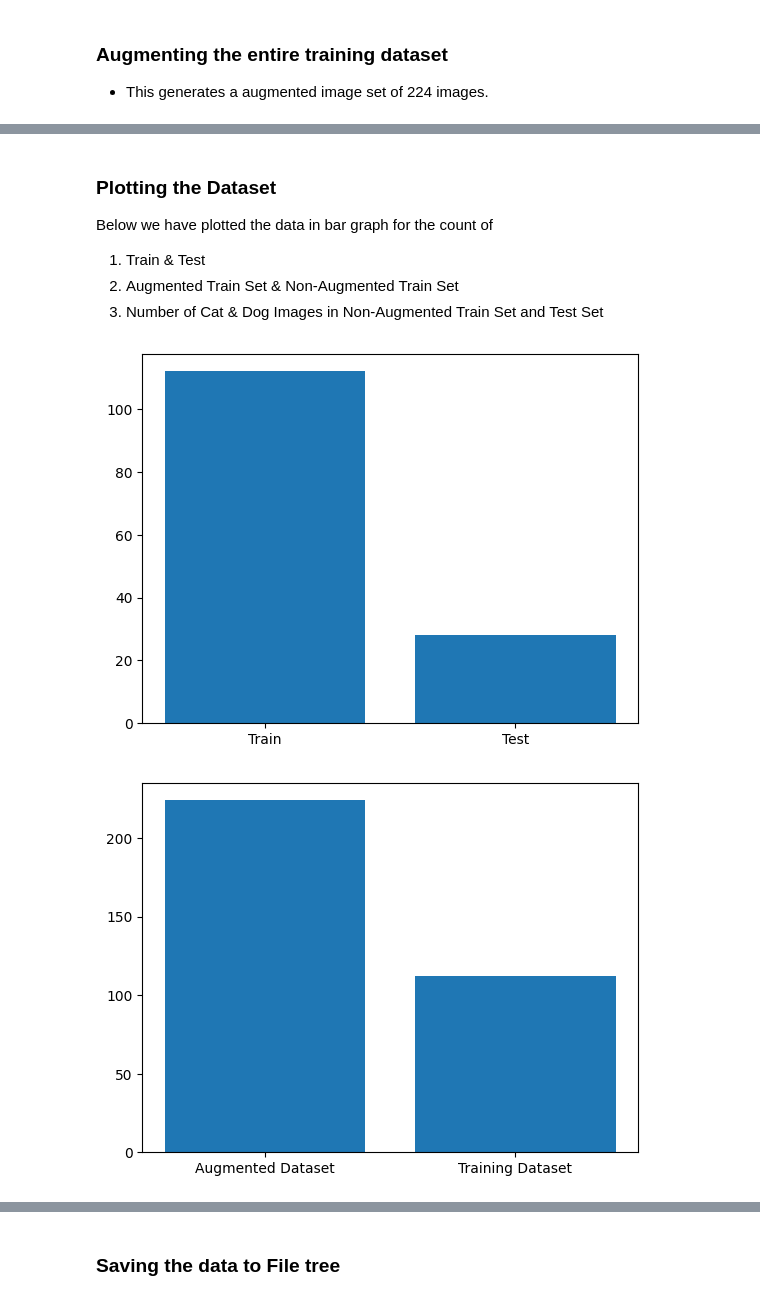
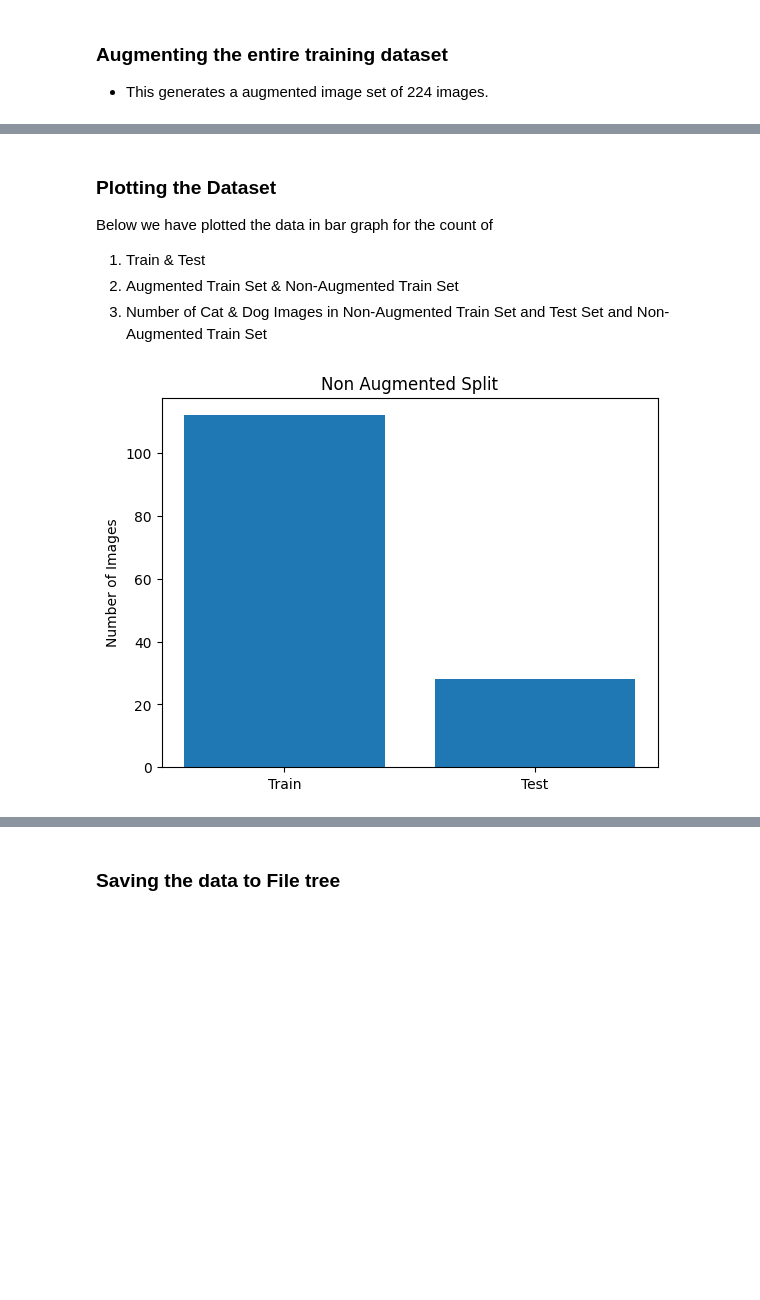
Before and after one commit to VivekRaj2708/Lab5_CS203, a Jupyter notebook: Lab_5_(STT_For_AI).ipynb, the cells around one changed output, grey strips where cells are left out. Drawn from its saved outputs; the diff is of its cells as text; code cells hidden in the pictures; blank space fills up the shorter version.

```diff
--- a/Lab_5_(STT_For_AI).ipynb
+++ b/Lab_5_(STT_For_AI).ipynb
@@ -219,18 +224,13 @@ Image 2: Resize -> Rotation -> Shuffle -> Done
 Below we have plotted the data in bar graph for the count of
 1. Train & Test
 2. Augmented Train Set & Non-Augmented Train Set
-3. Number of Cat & Dog Images in Non-Augmented Train Set and Test Set
+3. Number of Cat & Dog Images in Non-Augmented Train Set and Test Set and Non-Augmented Train Set
 # %%
 import matplotlib.pyplot as plt
 
 plt.bar(["Train", "Test"], [len(X_train), len(X_test)])
+plt.title("Non Augmented Split")
+plt.ylabel("Number of Images")
 plt.show()
-
-plt.bar(["Augmented Dataset", "Training Dataset"], [len(augmented_dataset), len(X_train)])
-plt.show()
-
-plt.bar(["Cats (Train)", "Dogs (Train)", "Cats (Test)", "Dogs (Test)"], [len(X_train_1), len(X_train_2), len(X_test_1), len(X_test_2)])
-plt.show()
 # %% [output]
-[figure, old version]
+[figure, new version]
-[figure, removed]
```
Also changed, not shown: parts of 21 cells of this notebook.
